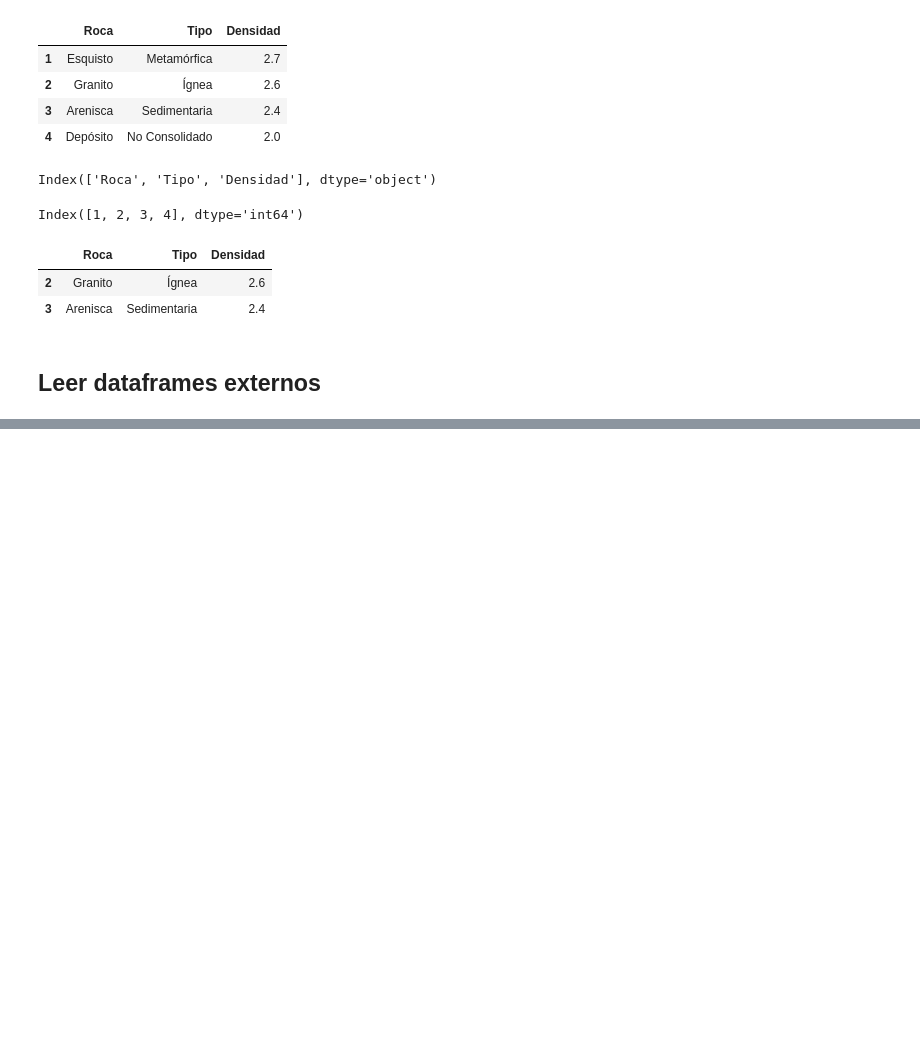
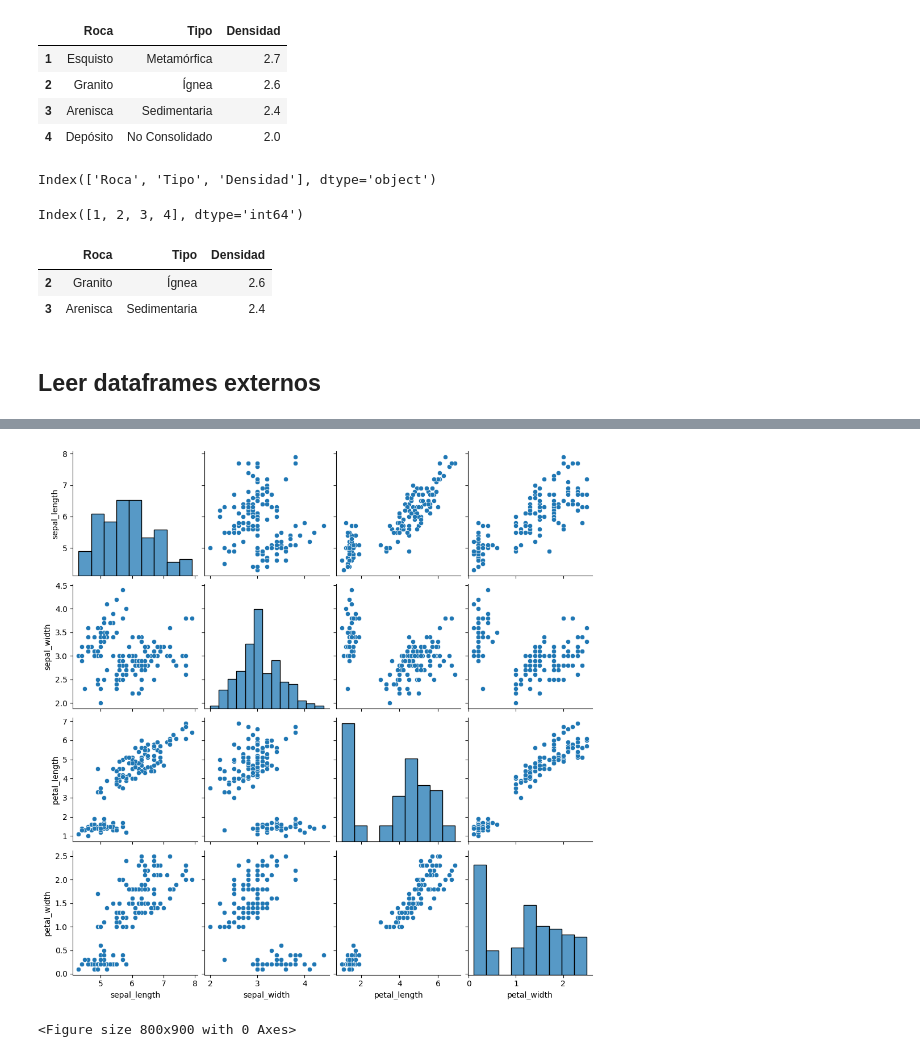
Before and after one commit to jcmefra/curso_python_git, a Jupyter notebook: modulo_1/pandas.ipynb, the cells around one changed output, grey strips where cells are left out. Saved outputs shown, nothing was run; the diff lists cells and outputs as text; code cells hidden in the pictures; blank space fills up the shorter version.

```diff
--- a/modulo_1/pandas.ipynb
+++ b/modulo_1/pandas.ipynb
@@ -72,0 +673,2 @@ FileNotFoundError: [Errno 2] No such file or directory: 'modulo_1\\datos\\Volcan
+# %%
+iris = sns.load_dataset('iris')
@@ -72,0 +684,7 @@ FileNotFoundError: [Errno 2] No such file or directory: 'modulo_1\\datos\\Volcan
+# %%
+sns.pairplot(iris)
+plt.figure(figsize=(8, 9))
+plt.show()
+# %% [output]
+[figure, added]
+<Figure size 800x900 with 0 Axes>
```
Also changed, not shown: parts of 86 cells of this notebook, 1 other file.
